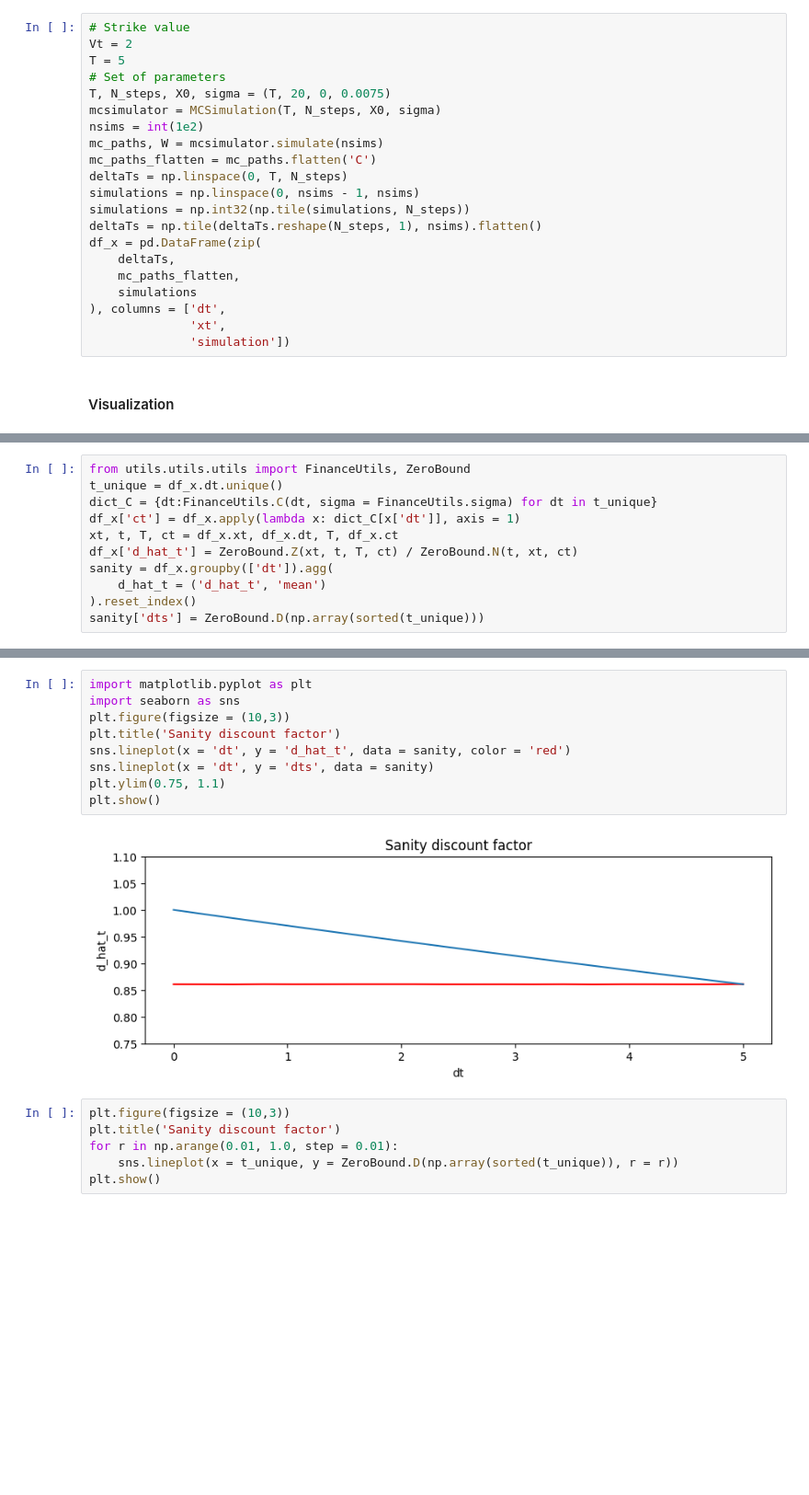
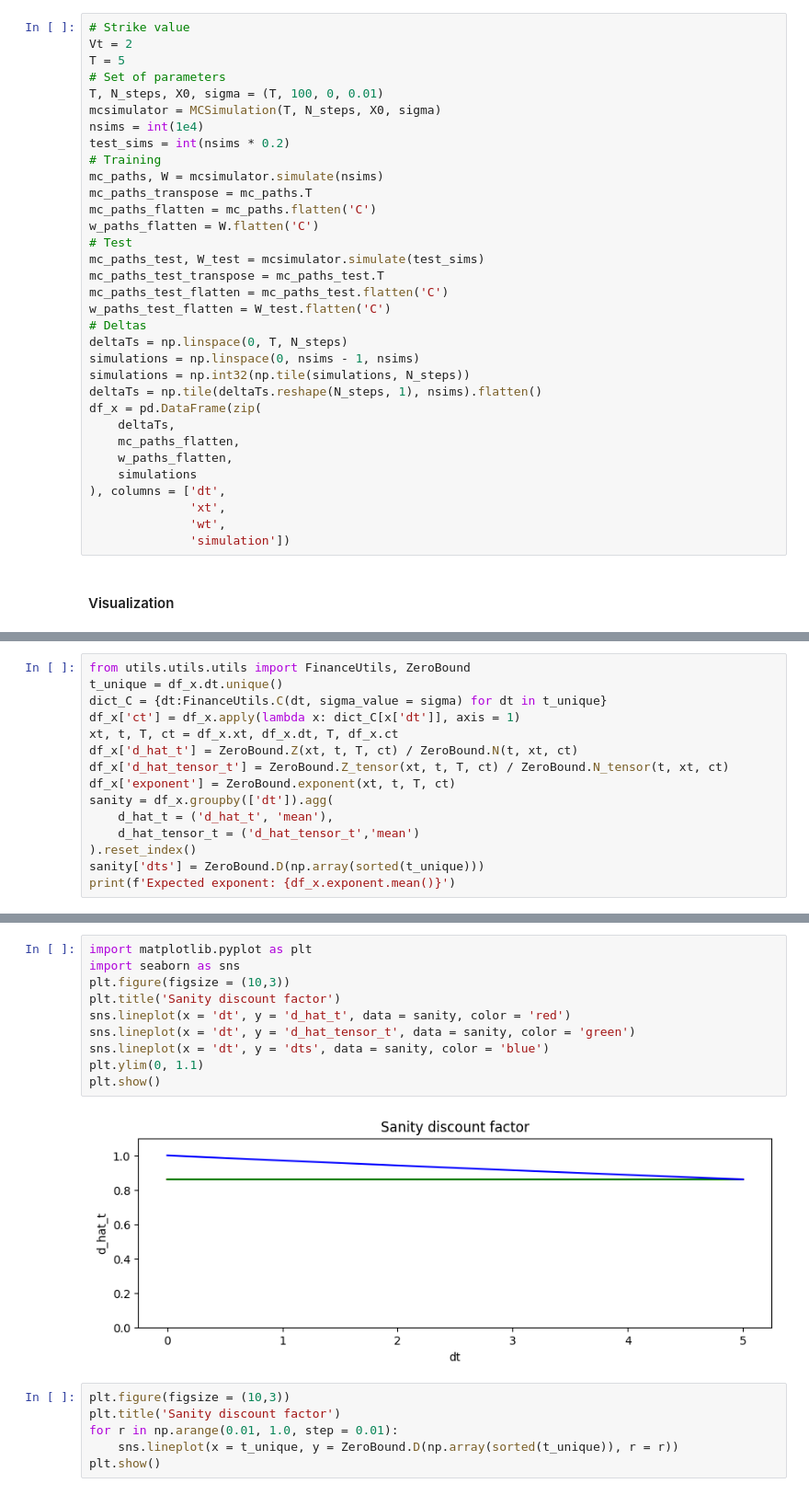
Before and after one commit to borjaf696/LGM_BFSDE, a Jupyter notebook: notebooks/simulation.ipynb, the cells around one changed output, grey strips where cells are left out. Shown at 92% size. Cells and saved outputs as stored; diff of their text form; blank space fills up the shorter version.

Commit message:
single step model covergency fixed

```diff
--- a/notebooks/simulation.ipynb
+++ b/notebooks/simulation.ipynb
@@ -47,11 +33,21 @@ array([ 0.,  1.,  2.,  3.,  4.,  5.,  6.,  7.,  8.,  9., 10., 11., 12.,
 Vt = 2
 T = 5
 # Set of parameters
-T, N_steps, X0, sigma = (T, 20, 0, 0.0075)
+T, N_steps, X0, sigma = (T, 100, 0, 0.01)
 mcsimulator = MCSimulation(T, N_steps, X0, sigma)
-nsims = int(1e2)
+nsims = int(1e4)
+test_sims = int(nsims * 0.2)
+# Training
 mc_paths, W = mcsimulator.simulate(nsims)
+mc_paths_transpose = mc_paths.T
 mc_paths_flatten = mc_paths.flatten('C')
+w_paths_flatten = W.flatten('C')
+# Test
+mc_paths_test, W_test = mcsimulator.simulate(test_sims)
+mc_paths_test_transpose = mc_paths_test.T
+mc_paths_test_flatten = mc_paths_test.flatten('C')
+w_paths_test_flatten = W_test.flatten('C')
+# Deltas
 deltaTs = np.linspace(0, T, N_steps)
 simulations = np.linspace(0, nsims - 1, nsims)
 simulations = np.int32(np.tile(simulations, N_steps))
@@ -59,9 +55,11 @@ deltaTs = np.tile(deltaTs.reshape(N_steps, 1), nsims).flatten()
 df_x = pd.DataFrame(zip(
     deltaTs,
     mc_paths_flatten,
+    w_paths_flatten,
     simulations
 ), columns = ['dt',
               'xt',
+              'wt',
               'simulation'])
 # %% [markdown]
 #### Visualization
@@ -111,11 +107,15 @@ The final objective is to check that $E[-\frac{1}{2}H_T^2\zeta_t-H_Tx_t] = 0$
 # %%
 from utils.utils.utils import FinanceUtils, ZeroBound
 t_unique = df_x.dt.unique()
-dict_C = {dt:FinanceUtils.C(dt, sigma = FinanceUtils.sigma) for dt in t_unique}
+dict_C = {dt:FinanceUtils.C(dt, sigma_value = sigma) for dt in t_unique}
 df_x['ct'] = df_x.apply(lambda x: dict_C[x['dt']], axis = 1)
 xt, t, T, ct = df_x.xt, df_x.dt, T, df_x.ct
 df_x['d_hat_t'] = ZeroBound.Z(xt, t, T, ct) / ZeroBound.N(t, xt, ct)
+df_x['d_hat_tensor_t'] = ZeroBound.Z_tensor(xt, t, T, ct) / ZeroBound.N_tensor(t, xt, ct)
+df_x['exponent'] = ZeroBound.exponent(xt, t, T, ct)
 sanity = df_x.groupby(['dt']).agg(
-    d_hat_t = ('d_hat_t', 'mean')
+    d_hat_t = ('d_hat_t', 'mean'),
+    d_hat_tensor_t = ('d_hat_tensor_t','mean')
 ).reset_index()
 sanity['dts'] = ZeroBound.D(np.array(sorted(t_unique)))
+print(f'Expected exponent: {df_x.exponent.mean()}')
@@ -122,14 +127,15 @@ sanity['dts'] = ZeroBound.D(np.array(sorted(t_unique)))
 # %%
 import matplotlib.pyplot as plt
 import seaborn as sns
 plt.figure(figsize = (10,3))
 plt.title('Sanity discount factor')
 sns.lineplot(x = 'dt', y = 'd_hat_t', data = sanity, color = 'red')
-sns.lineplot(x = 'dt', y = 'dts', data = sanity)
-plt.ylim(0.75, 1.1)
+sns.lineplot(x = 'dt', y = 'd_hat_tensor_t', data = sanity, color = 'green')
+sns.lineplot(x = 'dt', y = 'dts', data = sanity, color = 'blue')
+plt.ylim(0, 1.1)
 plt.show()
 # %% [output]
-[figure, old version]
+[figure, new version]
 # %%
 plt.figure(figsize = (10,3))
 plt.title('Sanity discount factor')
```
Also changed, not shown: parts of 15 cells of this notebook, 5 other files.
